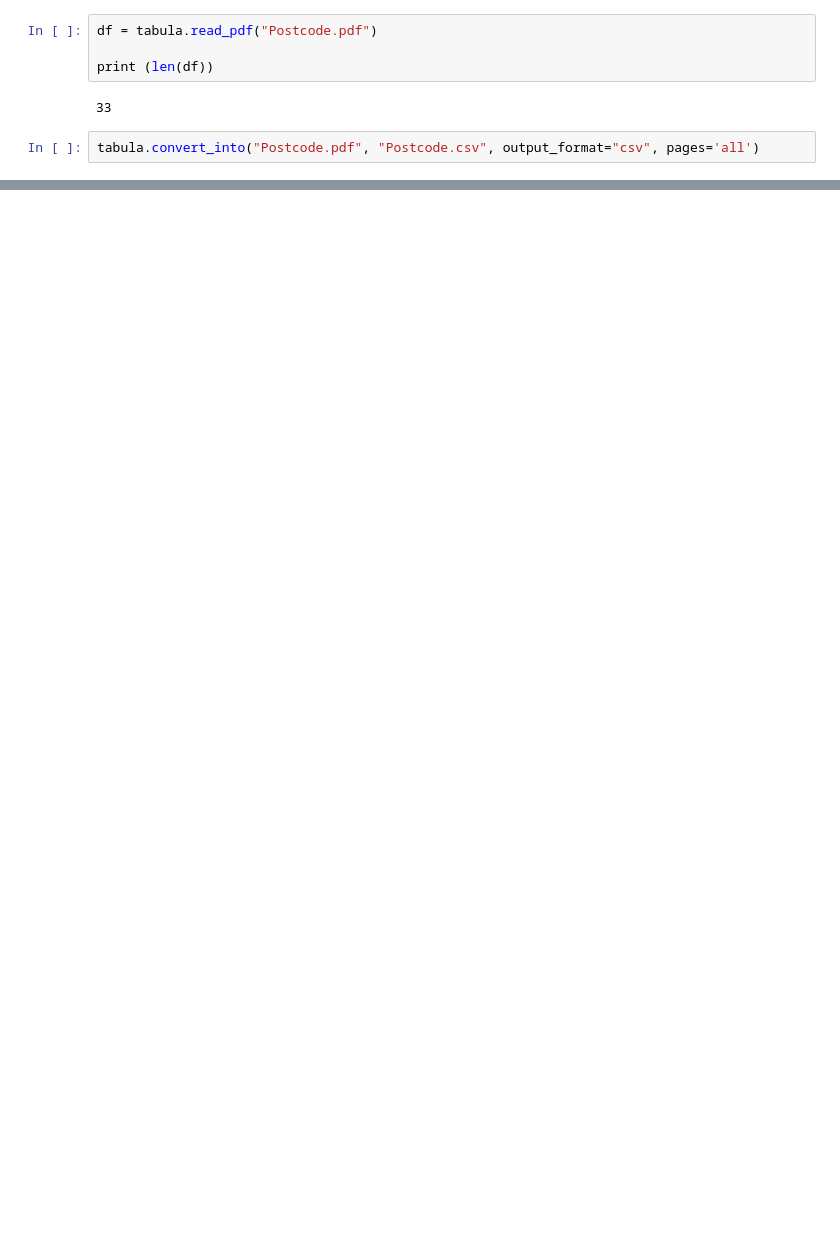
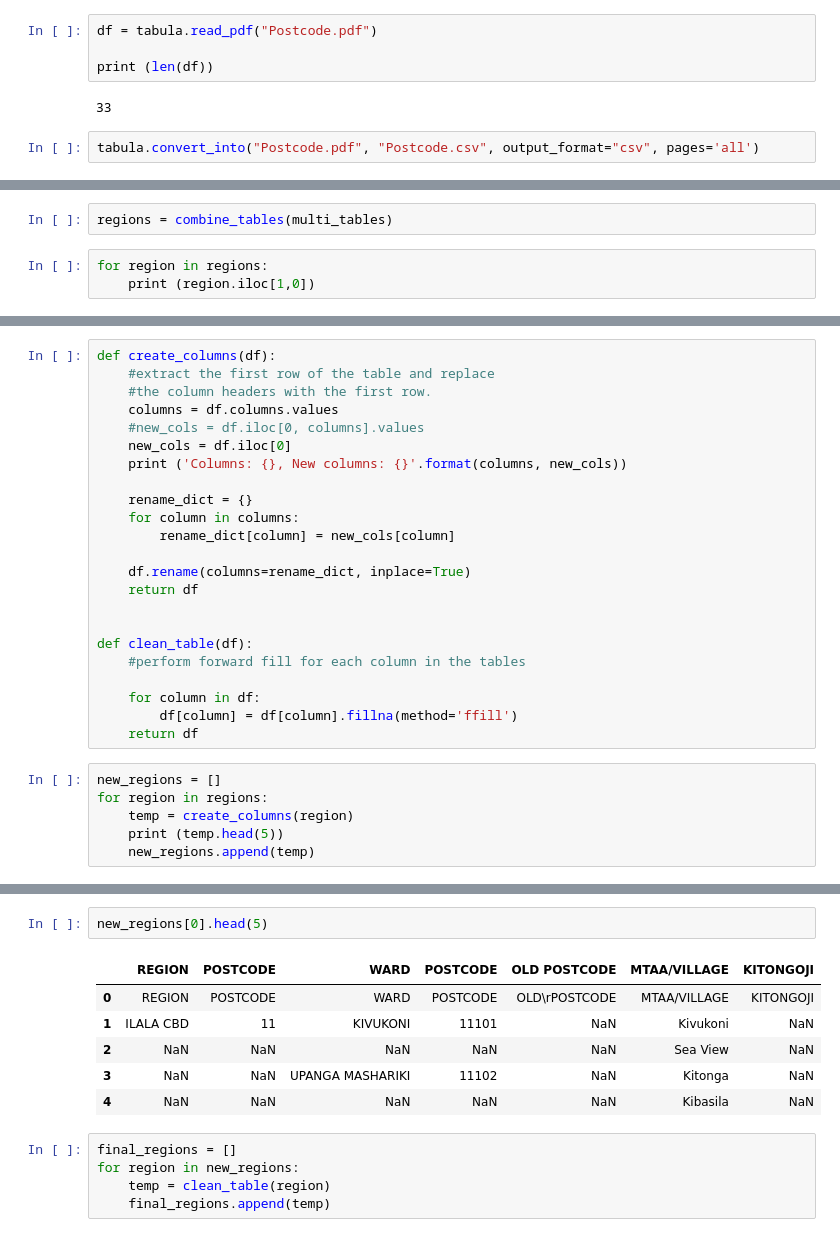
Before and after one commit to stormkilimanjaro/tzpostcodereference, a Jupyter notebook: Import PDF.ipynb, the cells around one changed output, grey strips where cells are left out. Cells and saved outputs as stored; diff of their text form; blank space fills up the shorter version.

Commit message:
Added code to clean up the PDFs

```diff
--- a/Import PDF.ipynb
+++ b/Import PDF.ipynb
@@ -42,0 +68,5 @@ Mvinjeni
+# %%
+regions = combine_tables(multi_tables)
+# %%
+for region in regions:
+    print (region.iloc[1,0])
@@ -42,0 +91,29 @@ Mvinjeni
+# %%
+def create_columns(df):
+    #extract the first row of the table and replace
+    #the column headers with the first row.
+    columns = df.columns.values
+    #new_cols = df.iloc[0, columns].values
+    new_cols = df.iloc[0]
+    print ('Columns: {}, New columns: {}'.format(columns, new_cols))
+
+    rename_dict = {}
+    for column in columns:
+        rename_dict[column] = new_cols[column]
+
+    df.rename(columns=rename_dict, inplace=True)
+    return df
+
+
+def clean_table(df):
+    #perform forward fill for each column in the tables
+
+    for column in df:
+        df[column] = df[column].fillna(method='ffill')
+    return df
+# %%
+new_regions = []
+for region in regions:
+    temp = create_columns(region)
+    print (temp.head(5))
+    new_regions.append(temp)
@@ -42,0 +138,14 @@ Mvinjeni
+# %%
+new_regions[0].head(5)
+# %% [output]
+|  | REGION | POSTCODE | WARD | POSTCODE | OLD POSTCODE | MTAA/VILLAGE | KITONGOJI |
+| 0 | REGION | POSTCODE | WARD | POSTCODE | OLD\rPOSTCODE | MTAA/VILLAGE | KITONGOJI |
+| 1 | ILALA CBD | 11 | KIVUKONI | 11101 | NaN | Kivukoni | NaN |
+| 2 | NaN | NaN | NaN | NaN | NaN | Sea View | NaN |
+| 3 | NaN | NaN | UPANGA MASHARIKI | 11102 | NaN | Kitonga | NaN |
+| 4 | NaN | NaN | NaN | NaN | NaN | Kibasila | NaN |
+# %%
+final_regions = []
+for region in new_regions:
+    temp = clean_table(region)
+    final_regions.append(temp)
```
Also changed, not shown: parts of 11 cells of this notebook.
